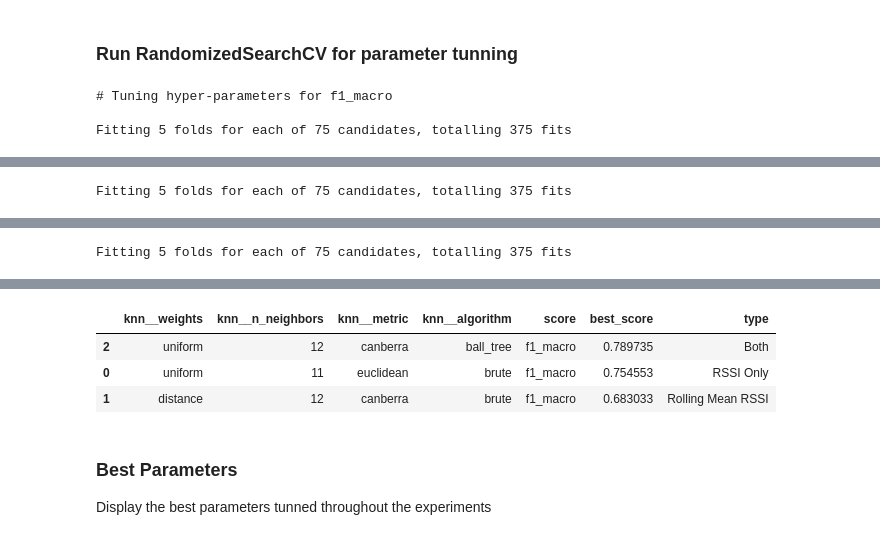
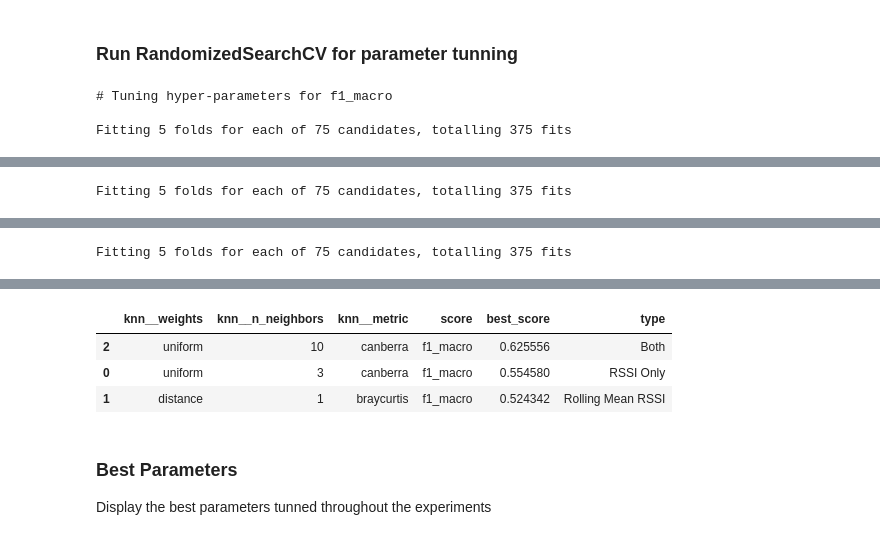
Before and after one commit to rui-pedro-porfirio/IndoorApp, a Jupyter notebook: Server/Notebooks/PROXIMITY/Classification/KNN/BLEProximityClassifierKNNExperiment.ipynb, the cells around one changed output, grey strips where cells are left out. Cells and saved outputs as stored; diff of their text form; code cells hidden in the pictures.

```diff
--- a/Server/Notebooks/PROXIMITY/Classification/KNN/BLEProximityClassifierKNNExperiment.ipynb
+++ b/Server/Notebooks/PROXIMITY/Classification/KNN/BLEProximityClassifierKNNExperiment.ipynb
@@ -1131,8 +1291,7 @@ k_range = list(range(1, 31))
 tuned_parameters = {
     'knn__n_neighbors': k_range,
     'knn__metric':distance_metris,
-    'knn__weights':weights,
-    'knn__algorithm':algorithms
+    'knn__weights':weights
 }
 scores = ['f1_macro']
 for score in scores:
@@ -1147,7 +1306,7 @@ for score in scores:
         else:
             trainX_data = combination_features_X
         pipe = Pipeline([('standardizer', StandardScaler()), ('knn', KNeighborsClassifier())])
-        clf = RandomizedSearchCV(pipe, tuned_parameters,n_iter=75,cv=selected_fold,scoring=score,n_jobs=-1,verbose=1
+        clf = RandomizedSearchCV(pipe, tuned_parameters,n_iter=75,cv=selected_fold,scoring=score,verbose=1
         )
         clf.fit(trainX_data,train_Y.ravel())
         clf.best_params_['score'] = score
@@ -1177,7 +1330,7 @@ Fitting 5 folds for each of 75 candidates, totalling 375 fits
-|  | knn__weights | knn__n_neighbors | knn__metric | knn__algorithm | score | best_score | type |
-| 2 | uniform | 12 | canberra | ball_tree | f1_macro | 0.789735 | Both |
-| 0 | uniform | 11 | euclidean | brute | f1_macro | 0.754553 | RSSI Only |
-| 1 | distance | 12 | canberra | brute | f1_macro | 0.683033 | Rolling Mean RSSI |
+|  | knn__weights | knn__n_neighbors | knn__metric | score | best_score | type |
+| 2 | uniform | 10 | canberra | f1_macro | 0.625556 | Both |
+| 0 | uniform | 3 | canberra | f1_macro | 0.554580 | RSSI Only |
+| 1 | distance | 1 | braycurtis | f1_macro | 0.524342 | Rolling Mean RSSI |
 # %% [markdown]
 ### Best Parameters
 Display the best parameters tunned throughout the experiments
```
Also changed, not shown: parts of 65 cells of this notebook, 8 other files.
